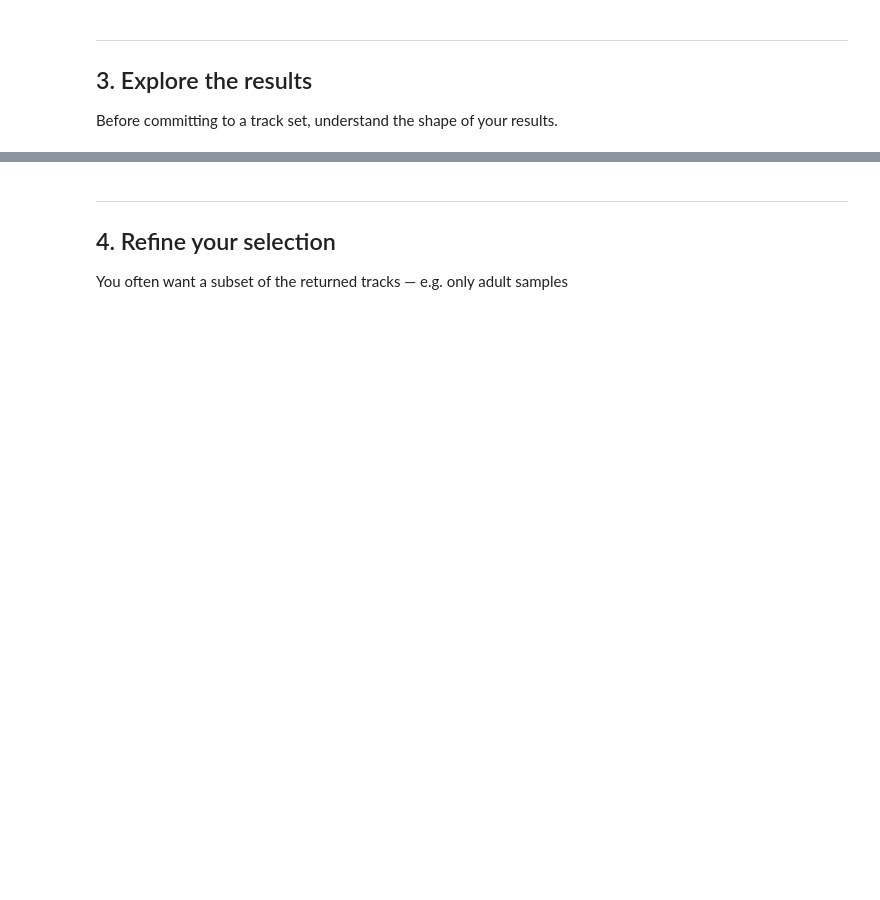
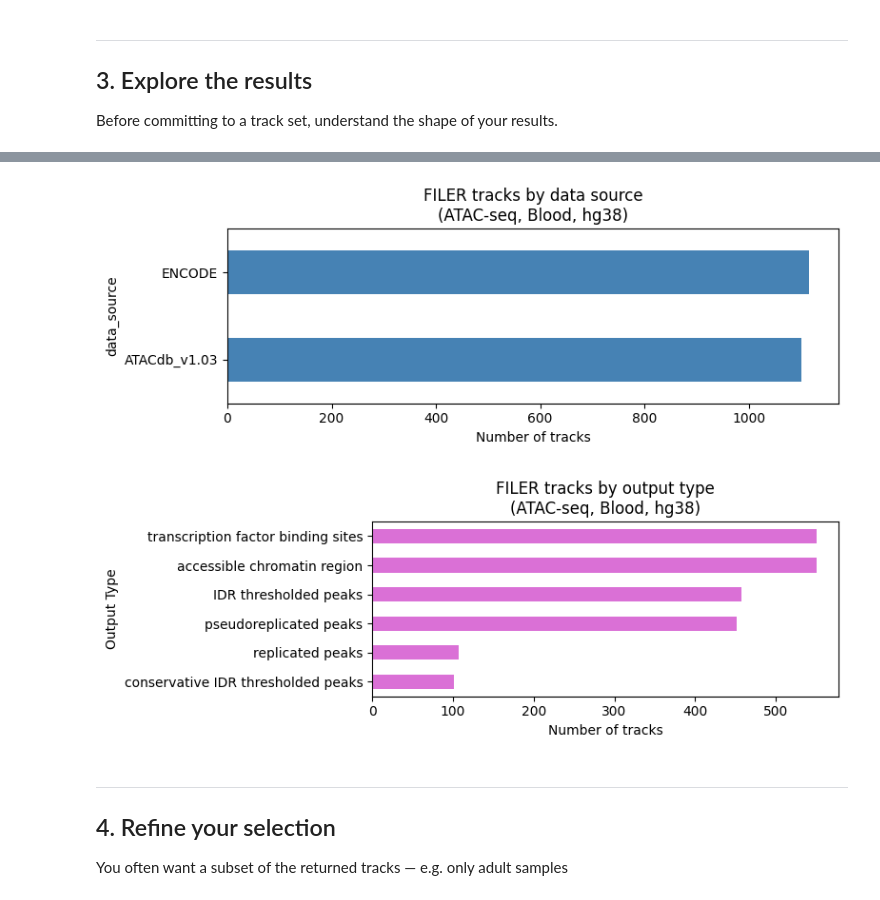
Before and after one commit to Divak2004/FILER-workflows, a Jupyter notebook: notebooks/python/01-track-discovery.ipynb, the cells around one changed output, grey strips where cells are left out. Saved outputs shown, nothing was run; the diff lists cells and outputs as text; code cells hidden in the pictures; blank space fills up the shorter version.

```diff
--- a/notebooks/python/01-track-discovery.ipynb
+++ b/notebooks/python/01-track-discovery.ipynb
@@ -116,14 +191,28 @@ print(df["output_type"].value_counts().to_string())
 # %%
 # Summary bar chart — tracks per data source
 import matplotlib.pyplot as plt
 
+# Sort by data source
 counts = df["data_source"].value_counts()
 fig, ax = plt.subplots(figsize=(8, max(3, len(counts) * 0.4)))
 counts.sort_values().plot.barh(ax=ax, color="steelblue")
 ax.set_xlabel("Number of tracks")
 ax.set_title(f"FILER tracks by data source\n({ASSAY}, {TISSUE_CATEGORY}, {GENOME_BUILD})")
 plt.tight_layout()
 plt.show()
+
+# Sort by output type
+output_counts = df["output_type"].value_counts()
+fig, ax = plt.subplots(figsize=(8, max(3, len(output_counts) * 0.4)))
+output_counts.sort_values().plot.barh(ax=ax, color="orchid")
+ax.set_xlabel("Number of tracks")
+ax.set_ylabel("Output Type")
+ax.set_title(f"FILER tracks by output type\n({ASSAY}, {TISSUE_CATEGORY}, {GENOME_BUILD})")
+plt.tight_layout()
+plt.show()
+# %% [output]
+[figure, added]
+[figure, added]
 # %% [markdown]
 ---
 ## 4. Refine your selection
```
Also changed, not shown: parts of 15 cells of this notebook, 1 other file.
